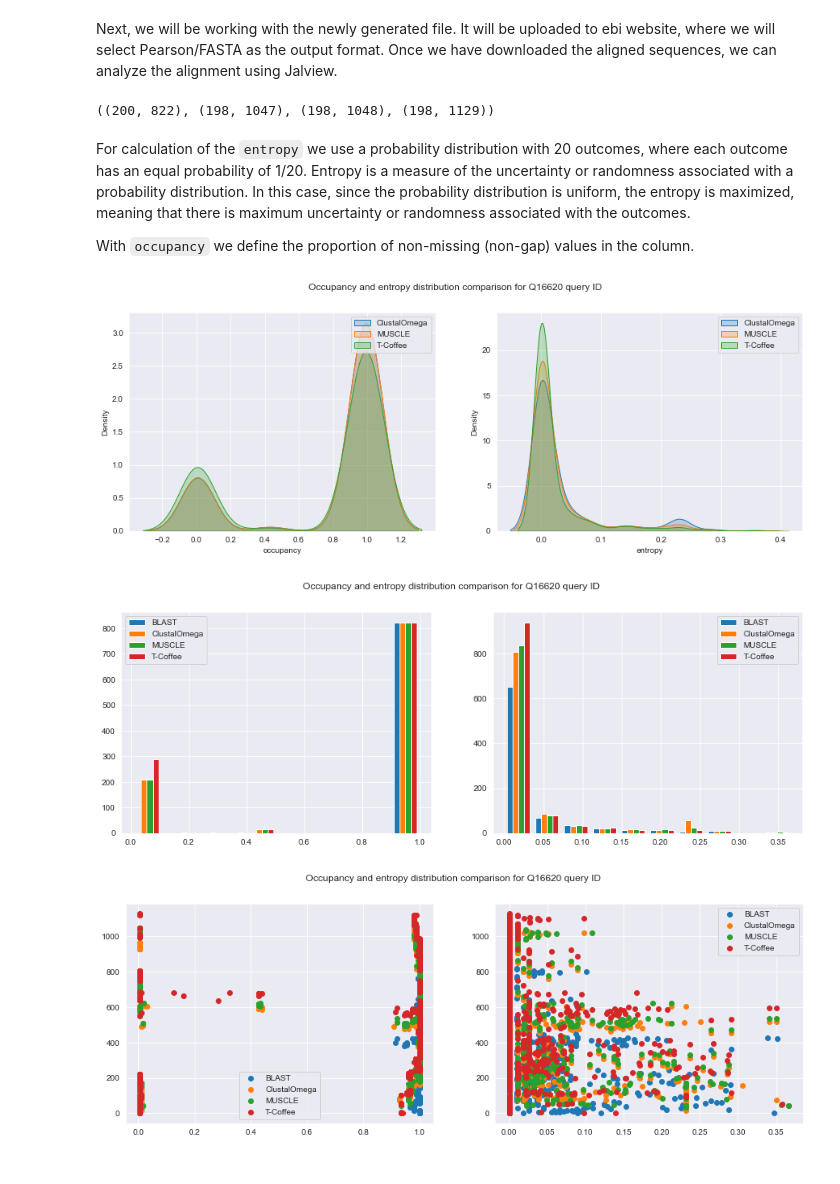
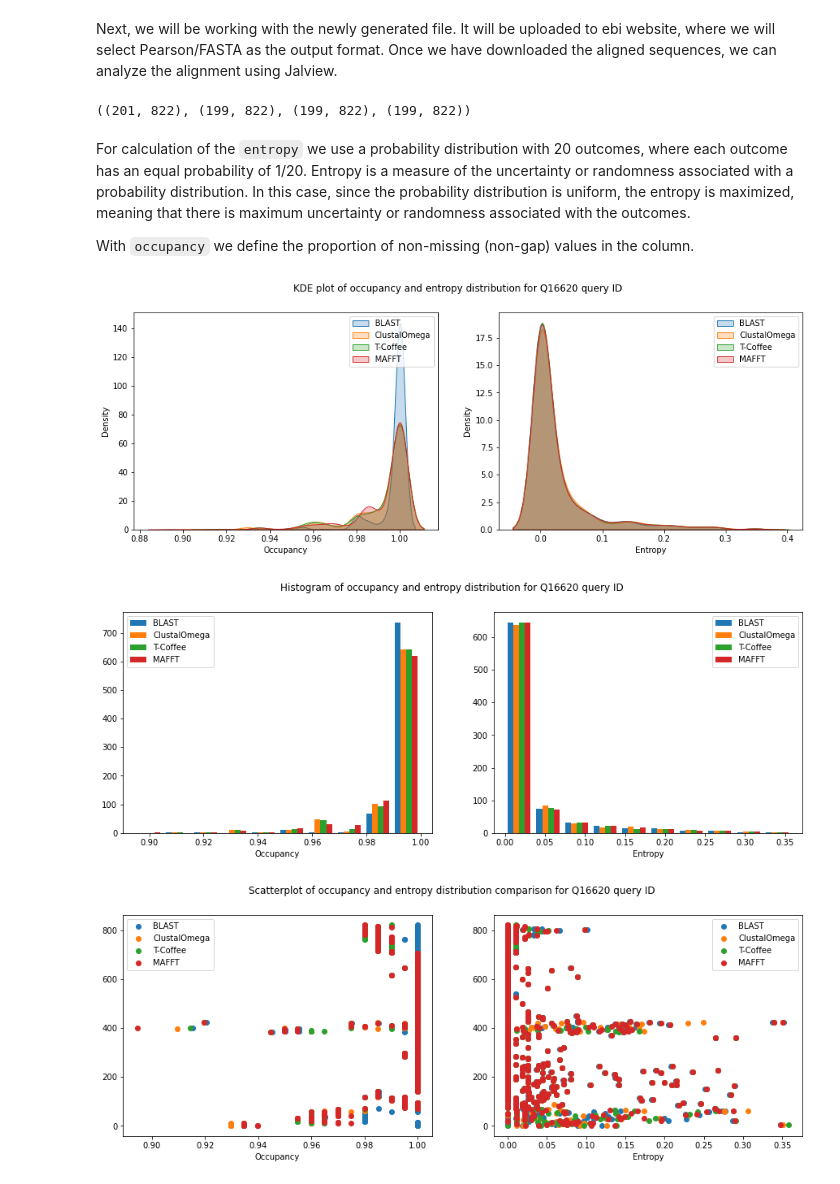
Before and after one commit to AlyaHarvelle/HMMER, a Jupyter notebook: MSA_0305.ipynb, the cells around one changed output. Drawn from its saved outputs; the diff is of its cells as text; code cells hidden in the pictures.

```diff
--- a/MSA_0305.ipynb
+++ b/MSA_0305.ipynb
@@ -156,17 +199,17 @@ def get_alignment_seqs(aligns, align_type):
 # Prepare all sequences for the following comparison
 al_blast = f'{directory}/alignments/blast/{q_id}_blast.fasta'
 al_clustal = f'{directory}/alignments/clustal/{q_id}_clustal.fasta'
-al_muscle = f'{directory}/alignments/muscle/{q_id}_muscle.fasta'
 al_tcoffee = f'{directory}/alignments/tcoffee/{q_id}_tcoffee.fasta'
+al_mafft = f'{directory}/alignments/mafft/{q_id}_mafft.fasta'
 
 blast_seqs = get_alignment_seqs(al_blast, 'blast')
 clustal_seqs = get_alignment_seqs(al_clustal, 'clustal')
-muscle_seqs = get_alignment_seqs(al_muscle, 'muscle')
 tcoffee_seqs = get_alignment_seqs(al_tcoffee, 'tcoffee')
+mafft_seqs = get_alignment_seqs(al_mafft, 'mafft')
 # %%
-blast_seqs.shape, clustal_seqs.shape, muscle_seqs.shape, tcoffee_seqs.shape
+blast_seqs.shape, clustal_seqs.shape, tcoffee_seqs.shape, mafft_seqs.shape
 # %% [output]
-((200, 822), (198, 1047), (198, 1048), (198, 1129))
+((201, 822), (199, 822), (199, 822), (199, 822))
 # %% [markdown]
 For calculation of the `entropy` we use a probability distribution with 20 outcomes, where each outcome has an equal probability of 1/20. Entropy is a measure of the uncertainty or randomness associated with a probability distribution. In this case, since the probability distribution is uniform, the entropy is maximized, meaning that there is maximum uncertainty or randomness associated with the outcomes.
 
@@ -175,50 +218,58 @@ With `occupancy` we define the proportion of non-missing (non-gap) values in the
 # Calculate the occupancy and entropy for each type of MSA
 blast_calc = calculate(blast_seqs)
 clustal_calc = calculate(clustal_seqs)
-muscle_calc = calculate(muscle_seqs)
 tcoffee_calc = calculate(tcoffee_seqs)
+mafft_calc = calculate(mafft_seqs)
 # %%
 fig, (ax1, ax2) = plt.subplots(1, 2, figsize=(15, 5))
+sns.kdeplot(blast_calc['occupancy'], shade = True, ax = ax1)
 sns.kdeplot(clustal_calc['occupancy'], shade = True, ax = ax1)
-sns.kdeplot(muscle_calc['occupancy'], shade = True, ax = ax1)
 sns.kdeplot(tcoffee_calc['occupancy'], shade = True, ax = ax1)
+sns.kdeplot(mafft_calc['occupancy'], shade = True, ax = ax1)
+sns.kdeplot(blast_calc['entropy'], shade = True, ax = ax2)
 sns.kdeplot(clustal_calc['entropy'], shade = True, ax = ax2)
-sns.kdeplot(muscle_calc['entropy'], shade = True, ax = ax2)
 sns.kdeplot(tcoffee_calc['entropy'], shade = True, ax = ax2)
+sns.kdeplot(mafft_calc['entropy'], shade = True, ax = ax2)
 
-ax1.legend(['ClustalOmega', 'MUSCLE', 'T-Coffee'])
-ax2.legend(['ClustalOmega', 'MUSCLE', 'T-Coffee'])
-plt.suptitle(f'Occupancy and entropy distribution comparison for {q_id} query ID')
+ax1.legend(['BLAST', 'ClustalOmega', 'T-Coffee', 'MAFFT'])
+ax2.legend(['BLAST', 'ClustalOmega', 'T-Coffee', 'MAFFT'])
+ax1.set_xlabel('Occupancy')
+ax2.set_xlabel('Entropy')
+plt.suptitle(f'KDE plot of occupancy and entropy distribution for {q_id} query ID')
 plt.show()
 # %% [output]
-[figure, old version]
+[figure, new version]
 # %%
 fig, (ax1, ax2) = plt.subplots(1, 2, figsize=(15, 5))
-ax1.hist([blast_calc['occupancy'], clustal_calc['occupancy'], muscle_calc['occupancy'], tcoffee_calc['occupancy']])
-ax2.hist([blast_calc['entropy'], clustal_calc['entropy'], muscle_calc['entropy'], tcoffee_calc['entropy']])
-ax1.legend(['BLAST', 'ClustalOmega', 'MUSCLE', 'T-Coffee'])
-ax2.legend(['BLAST', 'ClustalOmega', 'MUSCLE', 'T-Coffee'])
-plt.suptitle(f'Occupancy and entropy distribution comparison for {q_id} query ID')
+ax1.hist([blast_calc['occupancy'], clustal_calc['occupancy'], tcoffee_calc['occupancy'], mafft_calc['occupancy']])
+ax2.hist([blast_calc['entropy'], clustal_calc['entropy'], tcoffee_calc['entropy'], mafft_calc['entropy']])
+ax1.legend(['BLAST', 'ClustalOmega', 'T-Coffee', 'MAFFT'])
+ax2.legend(['BLAST', 'ClustalOmega', 'T-Coffee', 'MAFFT'])
+ax1.set_xlabel('Occupancy')
+ax2.set_xlabel('Entropy')
+plt.suptitle(f'Histogram of occupancy and entropy distribution for {q_id} query ID')
 plt.show()
 # %% [output]
-[figure, old version]
+[figure, new version]
 # %%
 fig, (ax1, ax2) = plt.subplots(1, 2, figsize=(15, 5))
 ax1.scatter(blast_calc['occupancy'], blast_calc['pos'])
 ax1.scatter(clustal_calc['occupancy'], clustal_calc['pos'])
-ax1.scatter(muscle_calc['occupancy'], muscle_calc['pos'])
 ax1.scatter(tcoffee_calc['occupancy'], tcoffee_calc['pos'])
+ax1.scatter(mafft_calc['occupancy'], mafft_calc['pos'])
 
 ax2.scatter(blast_calc['entropy'], blast_calc['pos'])
 ax2.scatter(clustal_calc['entropy'], clustal_calc['pos'])
-ax2.scatter(muscle_calc['entropy'], muscle_calc['pos'])
 ax2.scatter(tcoffee_calc['entropy'], tcoffee_calc['pos'])
+ax2.scatter(mafft_calc['entropy'], mafft_calc['pos'])
 
-ax1.legend(['BLAST', 'ClustalOmega', 'MUSCLE', 'T-Coffee'])
-ax2.legend(['BLAST', 'ClustalOmega', 'MUSCLE', 'T-Coffee'])
-plt.suptitle(f'Occupancy and entropy distribution comparison for {q_id} query ID')
+ax1.legend(['BLAST', 'ClustalOmega', 'T-Coffee', 'MAFFT'])
+ax2.legend(['BLAST', 'ClustalOmega', 'T-Coffee', 'MAFFT'])
+ax1.set_xlabel('Occupancy')
+ax2.set_xlabel('Entropy')
+plt.suptitle(f'Scatterplot of occupancy and entropy distribution comparison for {q_id} query ID')
 plt.show()
 # %% [output]
-[figure, old version]
+[figure, new version]
 # %%
 #blast_calc[(blast_calc['occupancy'] > 0.995) & (blast_calc['entropy'] < 0.01)]
```
Also changed, not shown: parts of 8 cells of this notebook.
